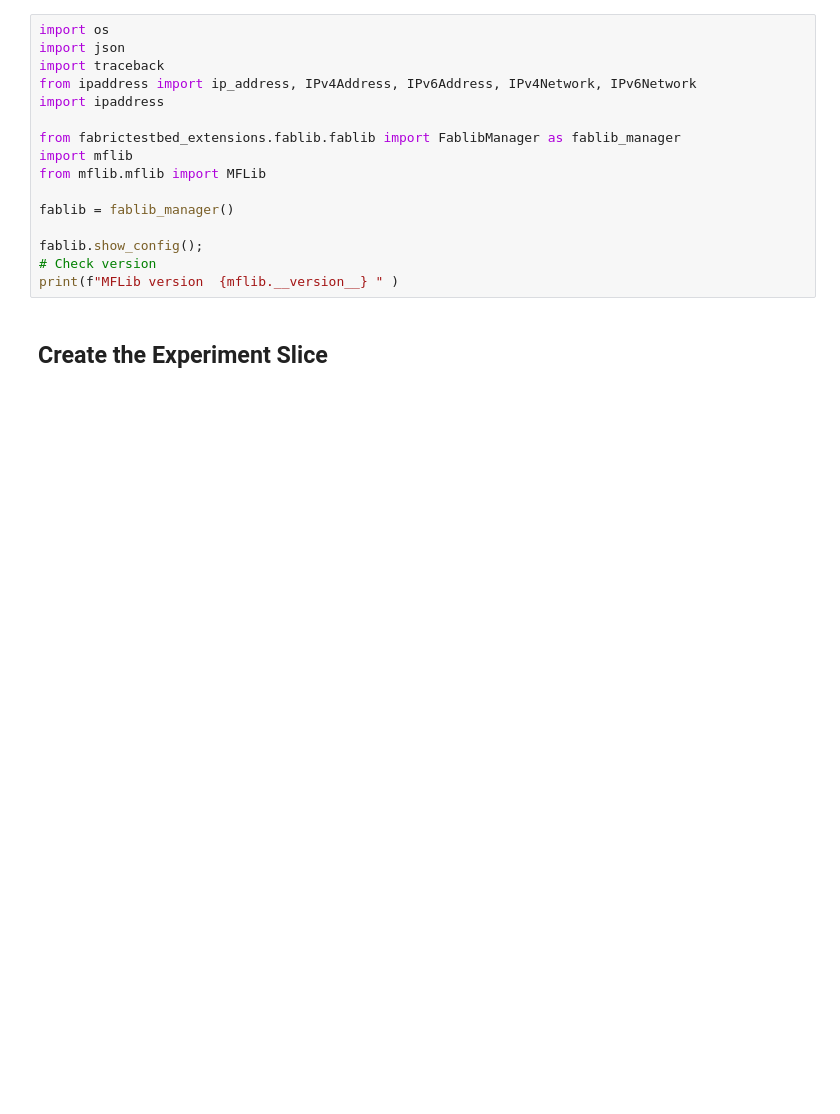
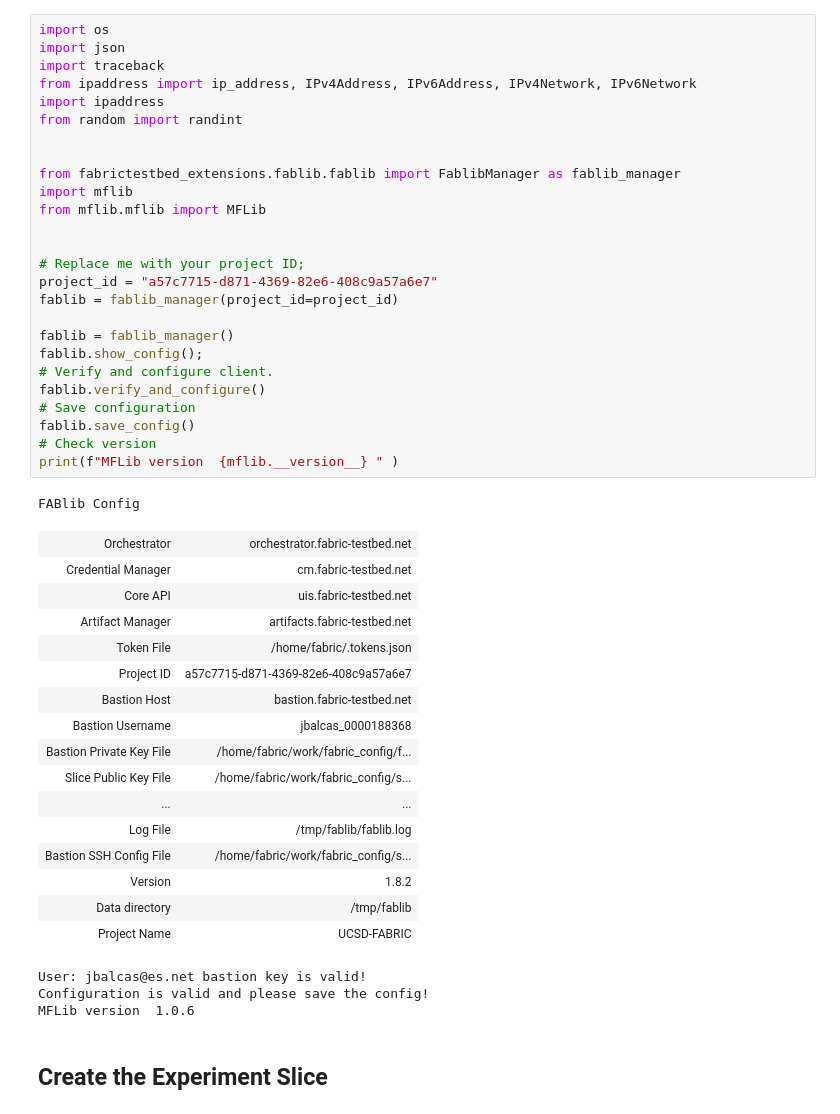
Before and after one commit to sdn-sense/vpp-frr, a Jupyter notebook: jupyter-notebooks/SENSE.ipynb, the cells around one changed output. Drawn from its saved outputs; the diff is of its cells as text; blank space fills up the shorter version.

```diff
--- a/jupyter-notebooks/SENSE.ipynb
+++ b/jupyter-notebooks/SENSE.ipynb
@@ -9,19 +13,50 @@ This setup will install the following:
 # %%
 import os
 import json
 import traceback
 from ipaddress import ip_address, IPv4Address, IPv6Address, IPv4Network, IPv6Network
 import ipaddress
+from random import randint
+
 
 from fabrictestbed_extensions.fablib.fablib import FablibManager as fablib_manager
 import mflib
 from mflib.mflib import MFLib
 
+
+# Replace me with your project ID;
+project_id = "a57c7715-d871-4369-82e6-408c9a57a6e7"
+fablib = fablib_manager(project_id=project_id)
+
 fablib = fablib_manager()
-
 fablib.show_config();
+# Verify and configure client.
+fablib.verify_and_configure()
+# Save configuration
+fablib.save_config()
 # Check version
 print(f"MFLib version  {mflib.__version__} " )
+# %% [output]
+FABlib Config
+| Orchestrator | orchestrator.fabric-testbed.net |
+| Credential Manager | cm.fabric-testbed.net |
+| Core API | uis.fabric-testbed.net |
+| Artifact Manager | artifacts.fabric-testbed.net |
+| Token File | /home/fabric/.tokens.json |
+| Project ID | a57c7715-d871-4369-82e6-408c9a57a6e7 |
+| Bastion Host | bastion.fabric-testbed.net |
+| Bastion Username | jbalcas_0000188368 |
+| Bastion Private Key File | /home/fabric/work/fabric_config/f... |
+| Slice Public Key File | /home/fabric/work/fabric_config/s... |
+| ... | ... |
+| Log File | /tmp/fablib/fablib.log |
+| Bastion SSH Config File | /home/fabric/work/fabric_config/s... |
+| Version | 1.8.2 |
+| Data directory | /tmp/fablib |
+| Project Name | UCSD-FABRIC |
+User: jbalcas@es.net bastion key is valid!
+Configuration is valid and please save the config!
+MFLib version  1.0.6
 # %% [markdown]
 ## Create the Experiment Slice
 # %% [markdown]
```
Also changed, not shown: parts of 19 cells of this notebook.
